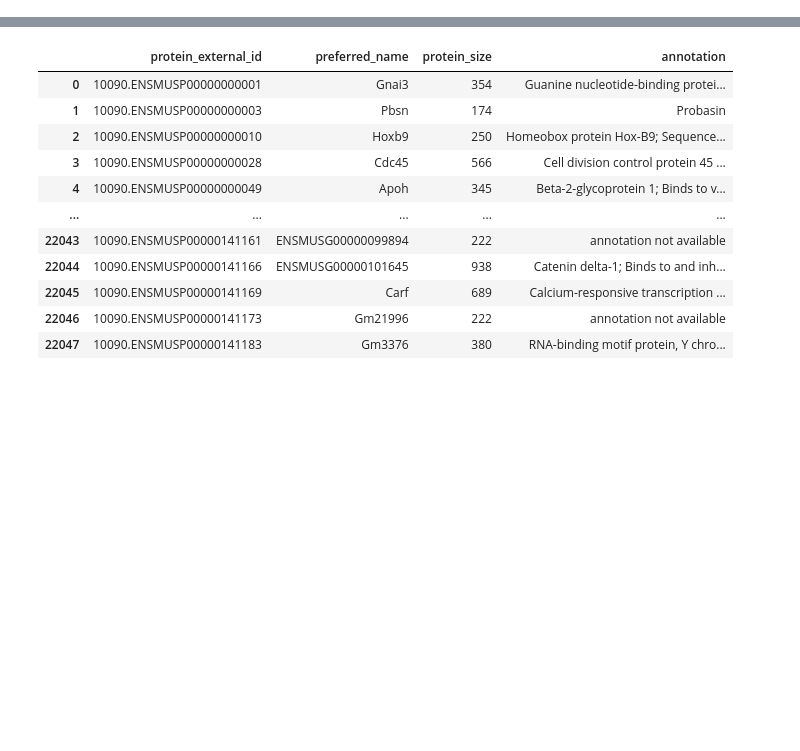
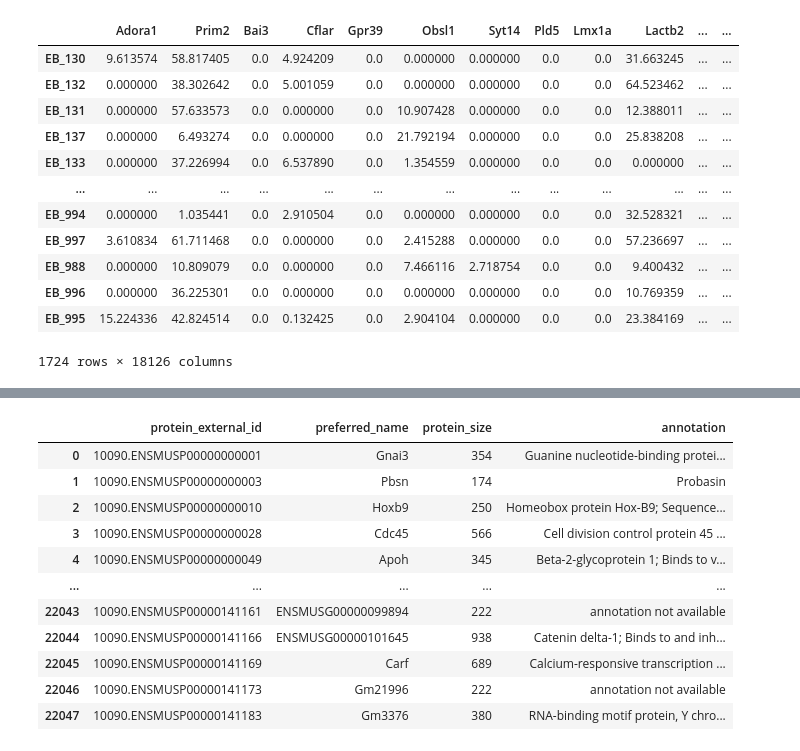
Before and after one commit to RaminHasibi/GraphFeatureAutoencoder, a Jupyter notebook: rnaPreprocess.ipynb, the cells around one changed output, grey strips where cells are left out. Cells and saved outputs as stored; diff of their text form; code cells hidden in the pictures; blank space fills up the shorter version.

```diff
--- a/rnaPreprocess.ipynb
+++ b/rnaPreprocess.ipynb
@@ -4,0 +7,17 @@ from multiprocessing import Pool
+# %%
+rnaseq=scprep.io.load_csv('data/GSE109071_rpkm.txt',delimiter='\t').transpose()
+rnaseq
+# %% [output]
+|  | Adora1 | Prim2 | Bai3 | Cflar | Gpr39 | Obsl1 | Syt14 | Pld5 | Lmx1a | Lactb2 | ... | ... |
+| EB_130 | 9.613574 | 58.817405 | 0.0 | 4.924209 | 0.0 | 0.000000 | 0.000000 | 0.0 | 0.0 | 31.663245 | ... | ... |
+| EB_132 | 0.000000 | 38.302642 | 0.0 | 5.001059 | 0.0 | 0.000000 | 0.000000 | 0.0 | 0.0 | 64.523462 | ... | ... |
+| EB_131 | 0.000000 | 57.633573 | 0.0 | 0.000000 | 0.0 | 10.907428 | 0.000000 | 0.0 | 0.0 | 12.388011 | ... | ... |
+| EB_137 | 0.000000 | 6.493274 | 0.0 | 0.000000 | 0.0 | 21.792194 | 0.000000 | 0.0 | 0.0 | 25.838208 | ... | ... |
+| EB_133 | 0.000000 | 37.226994 | 0.0 | 6.537890 | 0.0 | 1.354559 | 0.000000 | 0.0 | 0.0 | 0.000000 | ... | ... |
+| ... | ... | ... | ... | ... | ... | ... | ... | ... | ... | ... | ... | ... |
+| EB_994 | 0.000000 | 1.035441 | 0.0 | 2.910504 | 0.0 | 0.000000 | 0.000000 | 0.0 | 0.0 | 32.528321 | ... | ... |
+| EB_997 | 3.610834 | 61.711468 | 0.0 | 0.000000 | 0.0 | 2.415288 | 0.000000 | 0.0 | 0.0 | 57.236697 | ... | ... |
+| EB_988 | 0.000000 | 10.809079 | 0.0 | 0.000000 | 0.0 | 7.466116 | 2.718754 | 0.0 | 0.0 | 9.400432 | ... | ... |
+| EB_996 | 0.000000 | 36.225301 | 0.0 | 0.000000 | 0.0 | 0.000000 | 0.000000 | 0.0 | 0.0 | 10.769359 | ... | ... |
+| EB_995 | 15.224336 | 42.824514 | 0.0 | 0.132425 | 0.0 | 2.904104 | 0.000000 | 0.0 | 0.0 | 23.384169 | ... | ... |
+1724 rows × 18126 columns
```
Also changed, not shown: parts of 28 cells of this notebook, 1 other file.
